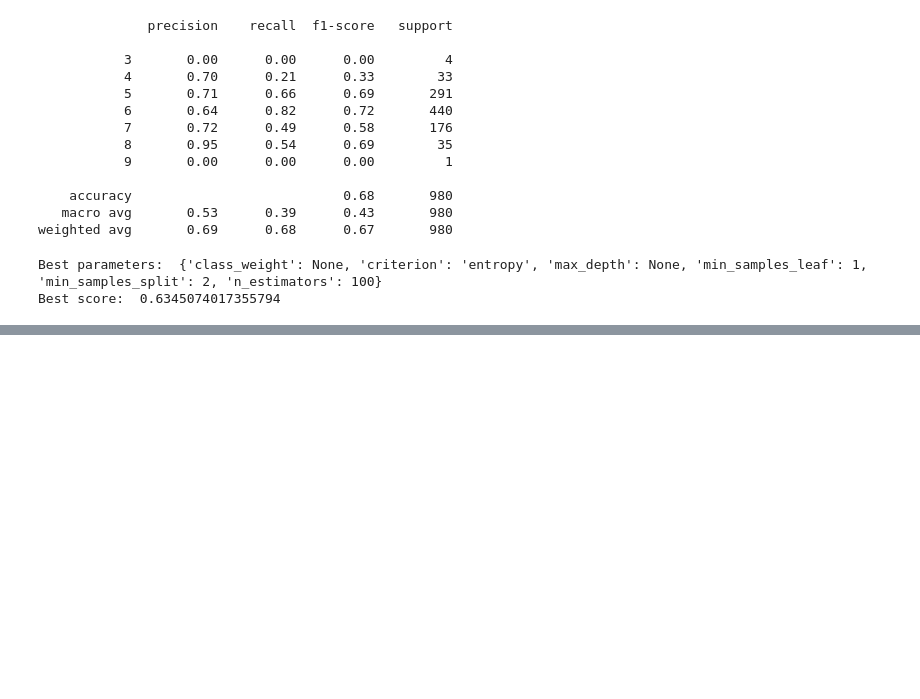
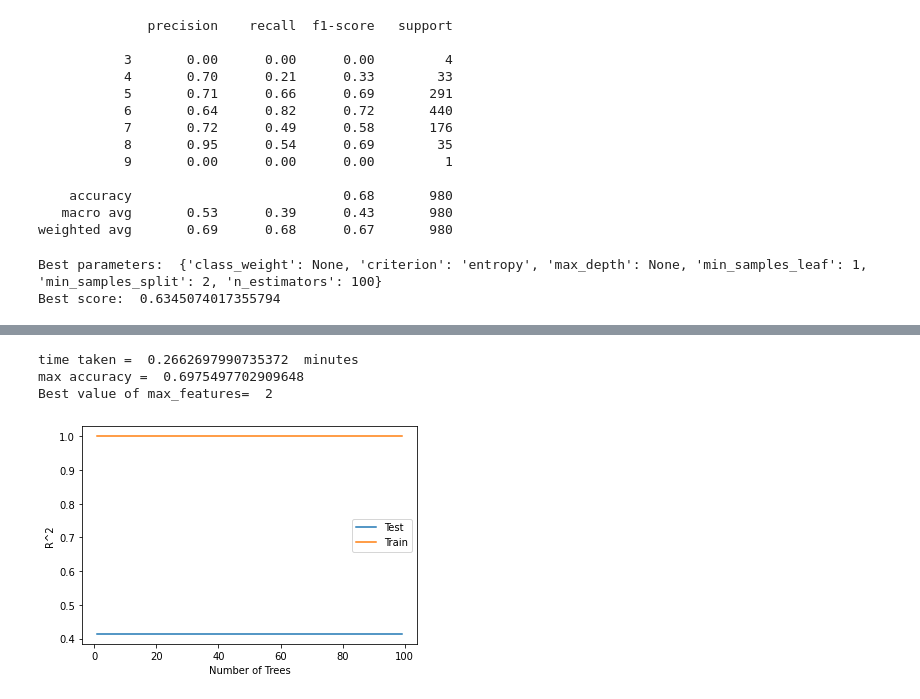
Before and after one commit to diegoschum/Zzz-303-3, a Jupyter notebook: diego_Random_Forest.ipynb, the cells around one changed output, grey strips where cells are left out. Saved outputs shown, nothing was run; the diff lists cells and outputs as text; code cells hidden in the pictures; blank space fills up the shorter version.

```diff
--- a/diego_Random_Forest.ipynb
+++ b/diego_Random_Forest.ipynb
@@ -250,0 +330,25 @@ for i in np.linspace(10, 400, 40, dtype=int):
+# %%
+#plot r^2 vs number of trees
+from sklearn.metrics import r2_score
+from sklearn.metrics import mean_squared_error
+from sklearn.metrics import mean_absolute_error
+#Tuning the random forest parameters
+start_time = time.time()
+
+oob_score = {}
+
+i=0
+for pr in range(1,12):
+    model = RandomForestClassifier(random_state=1,oob_score=True,verbose=False,n_estimators = 500,
+                                  max_features=pr, n_jobs=-1).fit(X_train,y_train.values.ravel())
+    oob_score[i] = model.oob_score_
+    i=i+1
+
+end_time = time.time()
+print("time taken = ", (end_time-start_time)/60, " minutes")
+print("max accuracy = ", np.max(list(oob_score.values())))
+print("Best value of max_features= ", np.argmax(list(oob_score.values()))+1)
+# %% [output]
+time taken =  0.2662697990735372  minutes
+max accuracy =  0.6975497702909648
+Best value of max_features=  2
@@ -250,0 +360,12 @@ for i in np.linspace(10, 400, 40, dtype=int):
+# %%
+#plot
+plt.plot(range(1, 100), test_score, label='Test')
+plt.plot(range(1, 100), train_score, label='Train')
+
+plt.xlabel('Number of Trees')
+plt.ylabel('R^2')
+
+plt.legend()
+plt.show()
+# %% [output]
+[figure, added]
```
Also changed, not shown: parts of 17 cells of this notebook, 1 other file.
